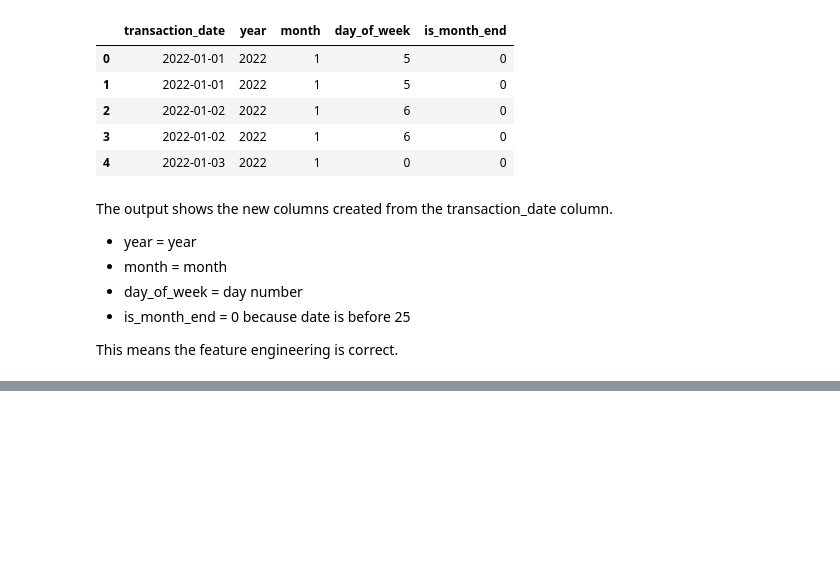
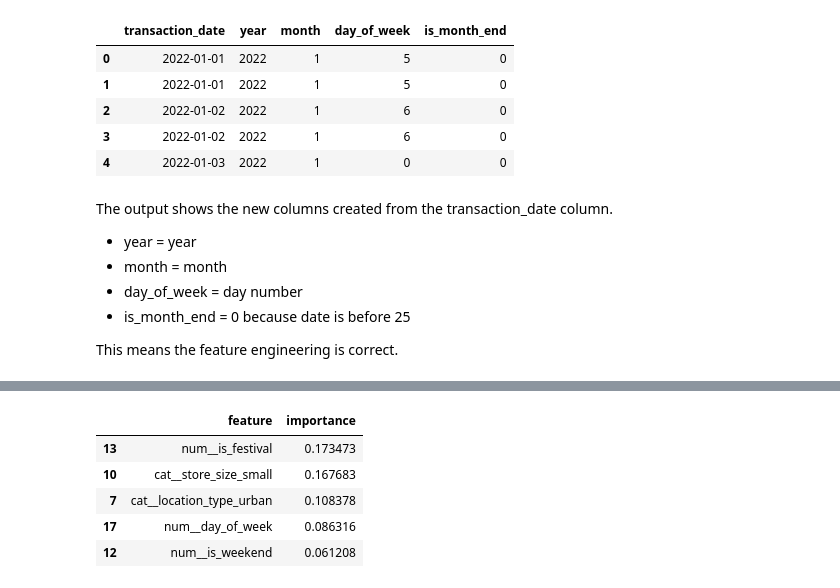
Before and after one commit to dppanchal889/ml-assessment-Dipika-panchal, a Jupyter notebook: part_a/q3_feature_engineering.ipynb, the cells around one changed output, grey strips where cells are left out. Saved outputs shown, nothing was run; the diff lists cells and outputs as text; code cells hidden in the pictures; blank space fills up the shorter version.

```diff
--- a/part_a/q3_feature_engineering.ipynb
+++ b/part_a/q3_feature_engineering.ipynb
@@ -65,0 +257,20 @@ This means the feature engineering is correct.
+# %%
+feature_names = preprocess.get_feature_names_out()
+
+import pandas as pd
+
+feature_df = pd.DataFrame({
+    'feature': feature_names,
+    'importance': importances
+})
+
+feature_df = feature_df.sort_values(by='importance', ascending=False)
+
+feature_df.head(5)
+# %% [output]
+|  | feature | importance |
+| 13 | num__is_festival | 0.173473 |
+| 10 | cat__store_size_small | 0.167683 |
+| 7 | cat__location_type_urban | 0.108378 |
+| 17 | num__day_of_week | 0.086316 |
+| 12 | num__is_weekend | 0.061208 |
```
Also changed, not shown: parts of 33 cells of this notebook.
